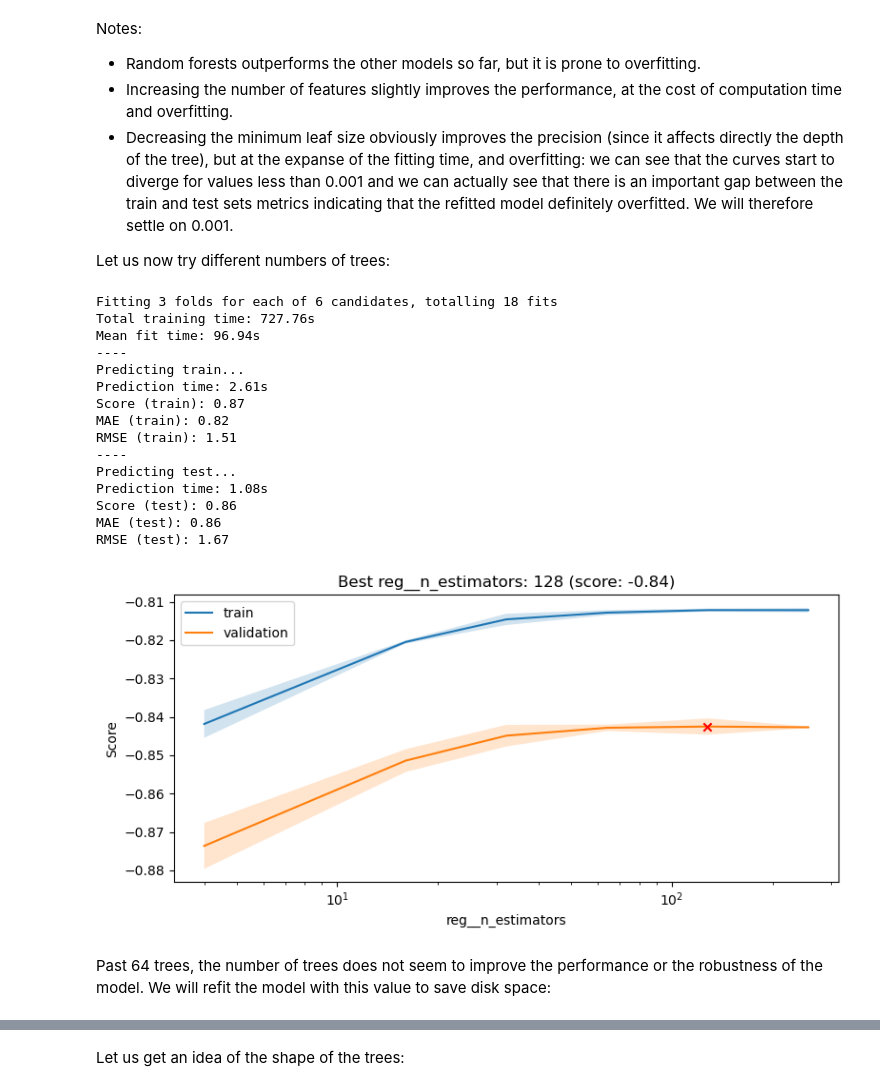
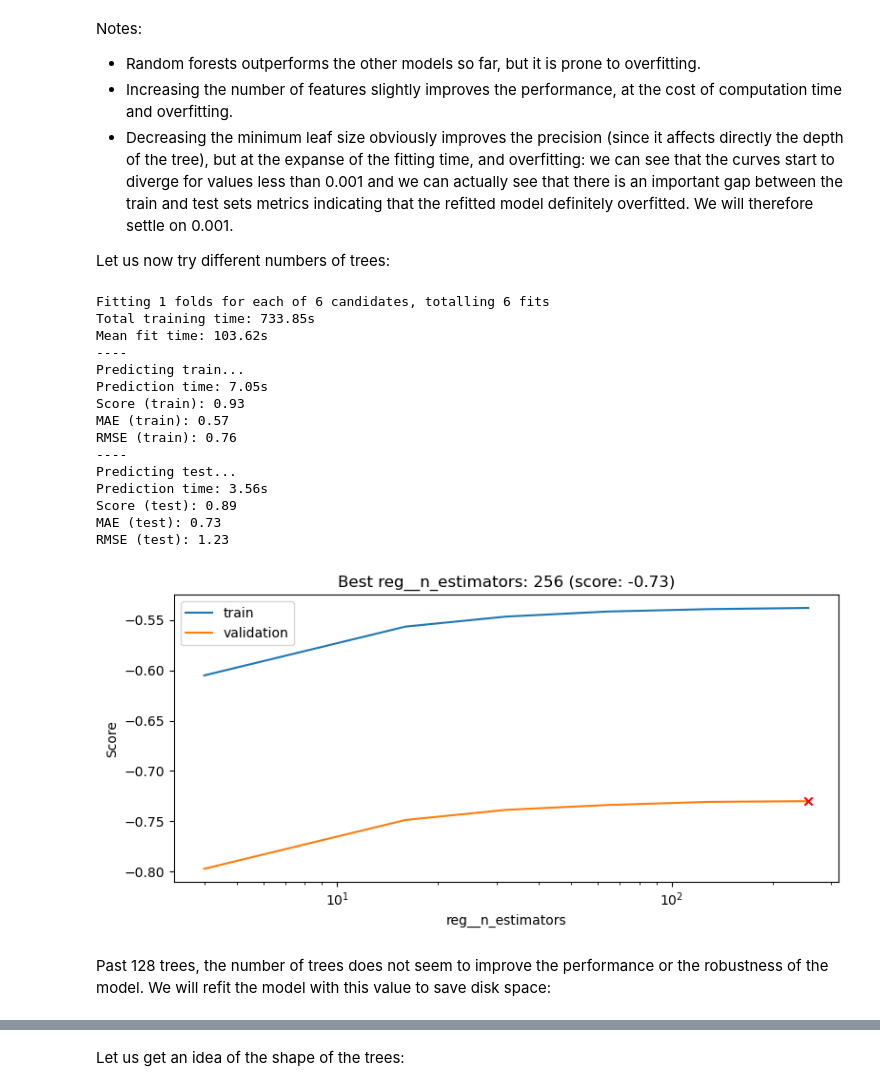
Before and after one commit to marcadella/GPP-prediction, a Jupyter notebook: 4_data_modeling.ipynb, the cells around one changed output, grey strips where cells are left out. Cells and saved outputs as stored; diff of their text form; code cells hidden in the pictures.

```diff
--- a/4_data_modeling.ipynb
+++ b/4_data_modeling.ipynb
@@ -407,40 +424,48 @@ we can see that the curves start to diverge for values less than 0.001 and we ca
 We will therefore settle on 0.001.
 
 Let us now try different numbers of trees:
-# %%
-grid = make_grid(
-    [
-        QuantileTransformer(output_distribution="normal"),
-    ],
-    {
-        "reg__n_estimators": [4, 16, 32, 64, 128, 256],
-        "reg__max_features": [0.6],
-        "reg__min_samples_leaf": [0.001],
-    },
-)
-model = eval_model(
-    "rf_full", RandomForestRegressor(), grid, X_tv, y_tv, X_test, y_test, n_splits=3
-)
-hyperparam_graph(model, "reg__n_estimators", xlog=True)
-# %% [output]
-Fitting 3 folds for each of 6 candidates, totalling 18 fits
-Total training time: 727.76s
-Mean fit time: 96.94s
-----
-Predicting train...
-Prediction time: 2.61s
-Score (train): 0.87
-MAE (train): 0.82
-RMSE (train): 1.51
-----
-Predicting test...
-Prediction time: 1.08s
-Score (test): 0.86
-MAE (test): 0.86
-RMSE (test): 1.67
-[figure, removed]
+# %%
+grid = make_grid(
+    [
+        QuantileTransformer(output_distribution="normal"),
+    ],
+    {
+        "reg__n_estimators": [4, 16, 32, 64, 128, 256],
+        "reg__max_features": [0.6],
+        "reg__min_samples_leaf": [0.0001],
+    },
+)
+model, _, _, _, _, _ = eval_model(
+    "rf_full",
+    RandomForestRegressor(),
+    grid,
+    X_tv,
+    y_tv,
+    X_test,
+    y_test,
+    features=rf_features,
+    n_splits=1,
+)
+hyperparam_graph(model, "reg__n_estimators", xlog=True)
+# %% [output]
+Fitting 1 folds for each of 6 candidates, totalling 6 fits
+Total training time: 733.85s
+Mean fit time: 103.62s
+----
+Predicting train...
+Prediction time: 7.05s
+Score (train): 0.93
+MAE (train): 0.57
+RMSE (train): 0.76
+----
+Predicting test...
+Prediction time: 3.56s
+Score (test): 0.89
+MAE (test): 0.73
+RMSE (test): 1.23
+[figure, added]
 # %% [markdown]
-Past 64 trees, the number of trees does not seem to improve the performance or the robustness of the model.
+Past 128 trees, the number of trees does not seem to improve the performance or the robustness of the model.
 We will refit the model with this value to save disk space:
 # %%
 grid = make_grid(
```
Also changed, not shown: parts of 10 cells of this notebook, 7 other files.
